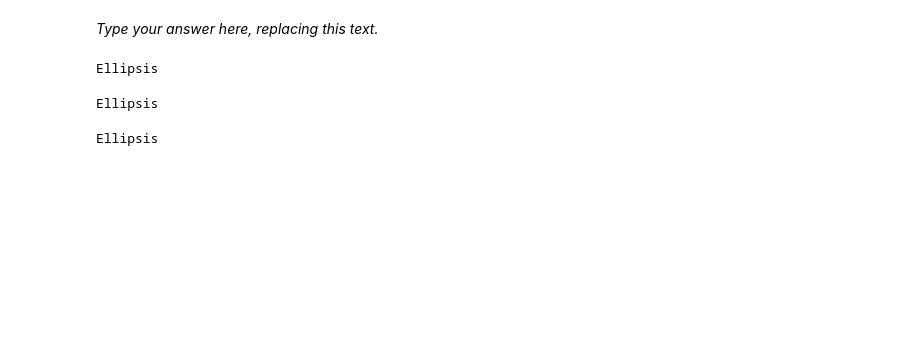
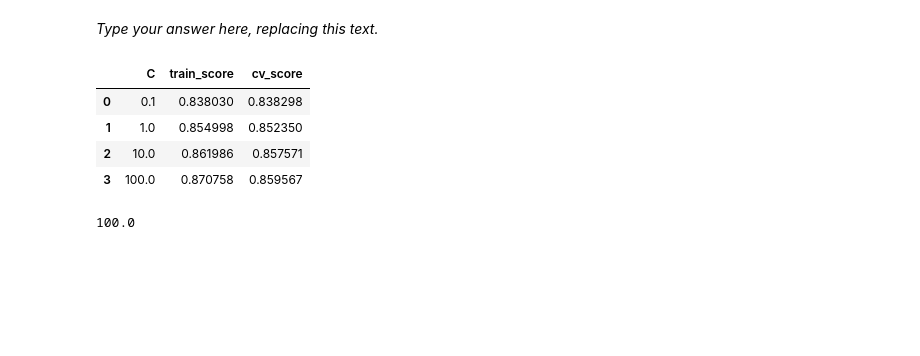
Before and after one commit to samintisar/CPSC330_HW3, a Jupyter notebook: hw3.ipynb, the cells around one changed output. Saved outputs shown, nothing was run; the diff lists cells and outputs as text; code cells hidden in the pictures; blank space fills up the shorter version.

```diff
--- a/hw3.ipynb
+++ b/hw3.ipynb
@@ -839,20 +850,40 @@ Solution_5.3
 _Points:_ 10
 # %% [markdown]
 _Type your answer here, replacing this text._
-# %%
-...
-# %% [output]
-Ellipsis
-# %%
-...
-# %% [output]
-Ellipsis
-# %%
-best_C = None
-
-...
-# %% [output]
-Ellipsis
+# %%
+results_dict = {"C": [], "train_score": [], "cv_score": []}
+
+for c_value in param_grid["C"]:
+    pipe = make_pipeline(preprocessor, SVC(C=c_value, random_state=42))
+
+    cv_results = cross_validate(
+        pipe,
+        X_train,
+        y_train,
+        cv=5,
+        return_train_score=True
+    )
+
+    results_dict["C"].append(c_value)
+    results_dict["train_score"].append(cv_results["train_score"].mean())
+    results_dict["cv_score"].append(cv_results["test_score"].mean())
+# %%
+results_df = pd.DataFrame(results_dict)
+
+results_df
+# %% [output]
+|  | C | train_score | cv_score |
+| 0 | 0.1 | 0.838030 | 0.838298 |
+| 1 | 1.0 | 0.854998 | 0.852350 |
+| 2 | 10.0 | 0.861986 | 0.857571 |
+| 3 | 100.0 | 0.870758 | 0.859567 |
+# %%
+best_idx = results_df["cv_score"].idxmax()
+best_C = results_df.loc[best_idx, "C"]
+
+print(best_C)
+# %% [output]
+100.0
 # %% [markdown]
 <!-- END QUESTION -->
 
```
Also changed, not shown: parts of 6 cells of this notebook.
